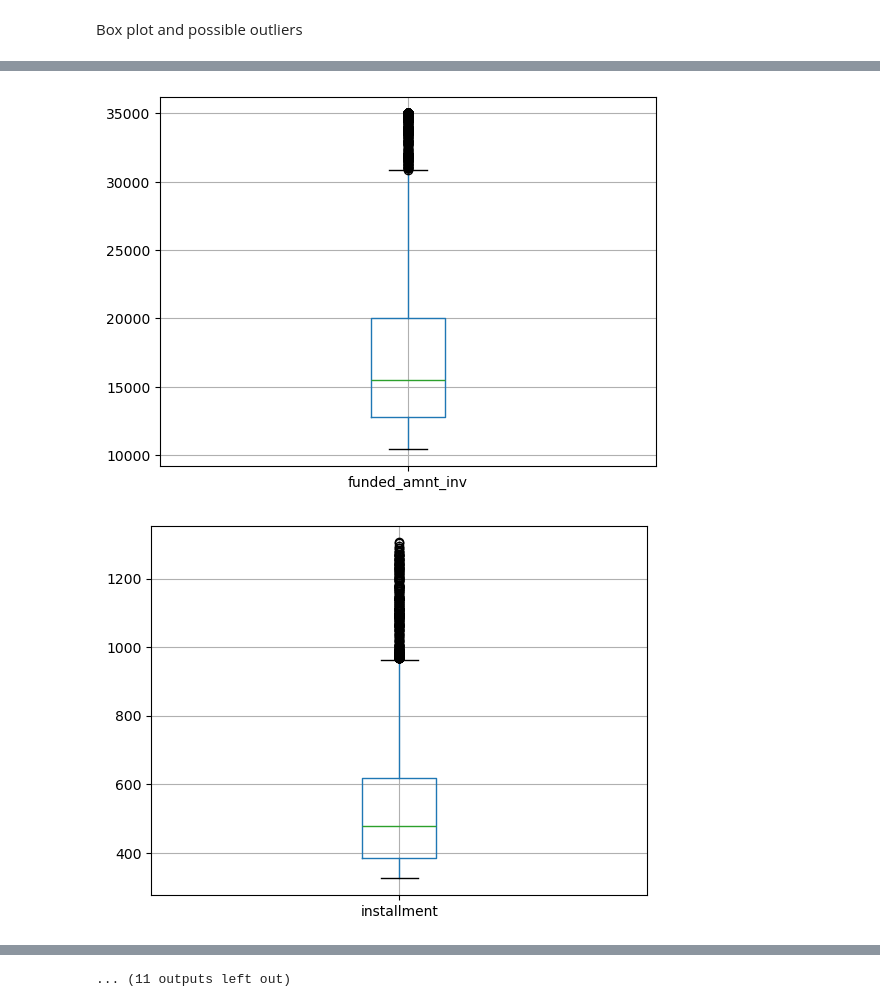
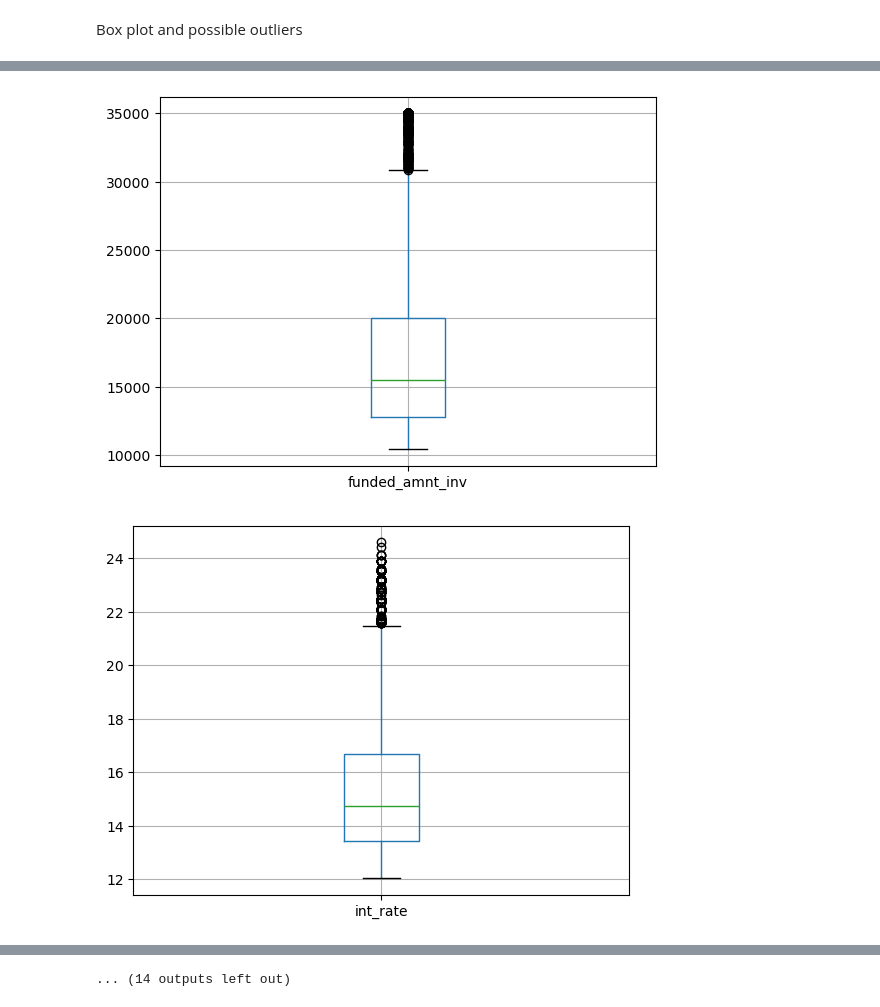
Before and after one commit to fredjgermain/transformation_tp1, a Jupyter notebook: tp1_0.ipynb, the cells around one changed output, grey strips where cells are left out. Drawn from its saved outputs; the diff is of its cells as text; code cells hidden in the pictures.

```diff
--- a/tp1_0.ipynb
+++ b/tp1_0.ipynb
@@ -132,0 +152,5 @@ for c in date_varnames:
+# %%
+
+# ! Distributional summary after few transformations.
+summary = distributional_summary(df_transformed)
+summary
@@ -136,39 +179,36 @@ Box plot and possible outliers
 
 # ? abherant value would be found on numerical variables with high cardinality, most likely.
 
 
-
-summary_num = summary.loc[:, summary.loc['type'] == 'numerical']
-# ! Removes from summary id variables, non-numerical, with cardinality of 1
-summary_num = summary[ [ c for c in summary_num.columns if c not in [*varname_cardinality_1, *id_varnames] ] ]
-varnames = summary_num.columns
+varnames = summary.loc[:, summary.loc['type'] == 'numerical'].columns
+varnames = [ c for c in varnames if c not in id_varnames and c in list(df_transformed.columns)]
 
 
-# ! POssible invalid values
+# ! Possible invalid values
 # funded_amnt_inv: 0.0
 # dti: 0.0
 # delinq_2yrs  # ? distribution scewed. Some outliers, severe delinquent
 # inq_last_6mths # ? distribution scewed. Some outliers, severe delinquent
 # open_acc # ? some
 # revol_bal # ? outliers in higher hand?
 # total_acc # Outliers above 80 ?
 # out_prncp, out_prncp_inv, # ? possible outliers in values above ~500 ?
 # annual_inc # ! some severe outliers in the millions?
 # Total_rec_int # ? values above 15'000
 # total_rec_late_fee # ? values above 100
 # recoveries # ? values above ~15'000
 # collection_recovery_fee # ? 3000
 
 # exclude values with means near 0
 
 # !
 for c in varnames:
-	mu = df_data[c].mean()
-	df = df_data[ df_data[c] > mu][[c]]
+	mu = df_transformed[c].mean()
+	df = df_transformed[ df_transformed[c] > mu][[c]]
 	df.boxplot(column=c)
 	plt.show()
 # %% [output]
 [figure]
 [figure]
 [figure]
-[figure, old version]
+[figure, new version]
@@ -183 +223 @@ for c in varnames:
-... (11 outputs left out)
+... (14 outputs left out)
```
Also changed, not shown: parts of 5 cells of this notebook, 1 other file.
